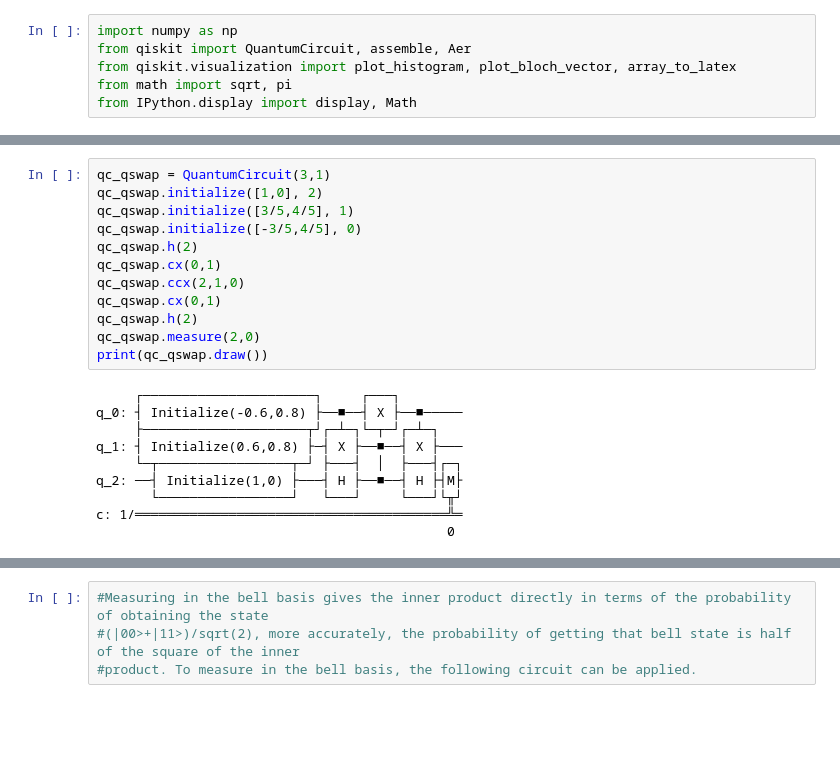
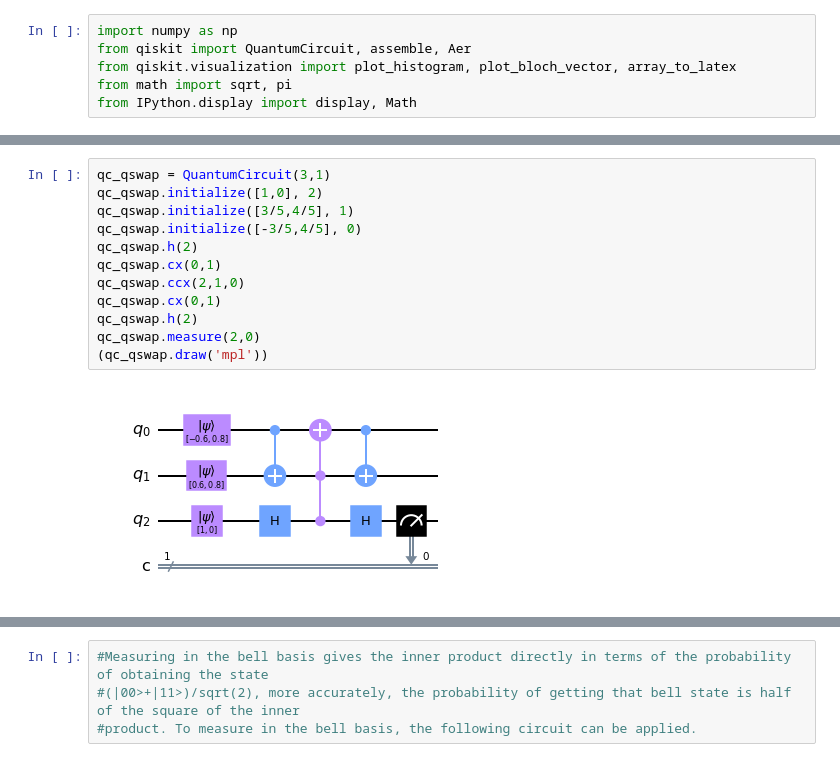
Before and after one commit to A9B8C7D6/SoC2022-QML-Anand, a Jupyter notebook: QC-Evaluation/Quantum-SWAP-Test.ipynb, the cells around one changed output, grey strips where cells are left out. Drawn from its saved outputs; the diff is of its cells as text; blank space fills up the shorter version.

```diff
--- a/QC-Evaluation/Quantum-SWAP-Test.ipynb
+++ b/QC-Evaluation/Quantum-SWAP-Test.ipynb
@@ -46,25 +47,17 @@ SyntaxError: invalid syntax (2880389410.py, line 1)
 # %%
 qc_qswap = QuantumCircuit(3,1)
 qc_qswap.initialize([1,0], 2)
 qc_qswap.initialize([3/5,4/5], 1)
 qc_qswap.initialize([-3/5,4/5], 0)
 qc_qswap.h(2)
 qc_qswap.cx(0,1)
 qc_qswap.ccx(2,1,0)
 qc_qswap.cx(0,1)
 qc_qswap.h(2)
 qc_qswap.measure(2,0)
-print(qc_qswap.draw())
+(qc_qswap.draw('mpl'))
 # %% [output]
-     ┌──────────────────────┐     ┌───┐
-q_0: ┤ Initialize(-0.6,0.8) ├──■──┤ X ├──■─────
-     ├─────────────────────┬┘┌─┴─┐└─┬─┘┌─┴─┐
-q_1: ┤ Initialize(0.6,0.8) ├─┤ X ├──■──┤ X ├───
-     └─┬─────────────────┬─┘ ├───┤  │  ├───┤┌─┐
-q_2: ──┤ Initialize(1,0) ├───┤ H ├──■──┤ H ├┤M├
-       └─────────────────┘   └───┘     └───┘└╥┘
-c: 1/════════════════════════════════════════╩═
-                                             0
+[figure, added]
 # %%
 sim = Aer.get_backend('aer_simulator')
 result = sim.run(qc_qswap).result()
```
Also changed, not shown: parts of 9 cells of this notebook, 3 other files.
